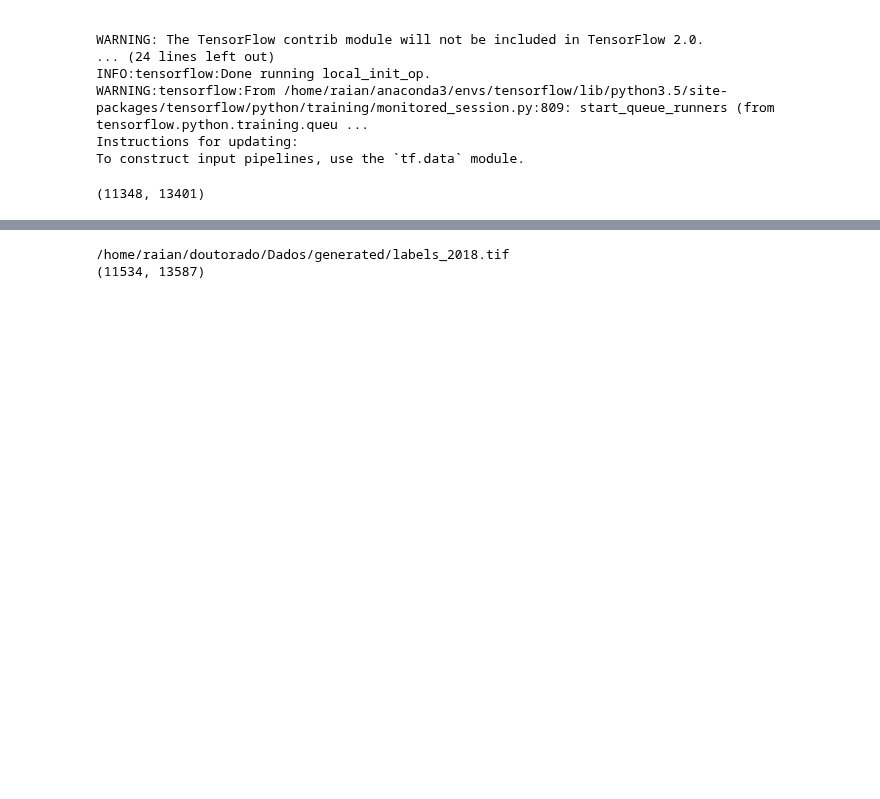
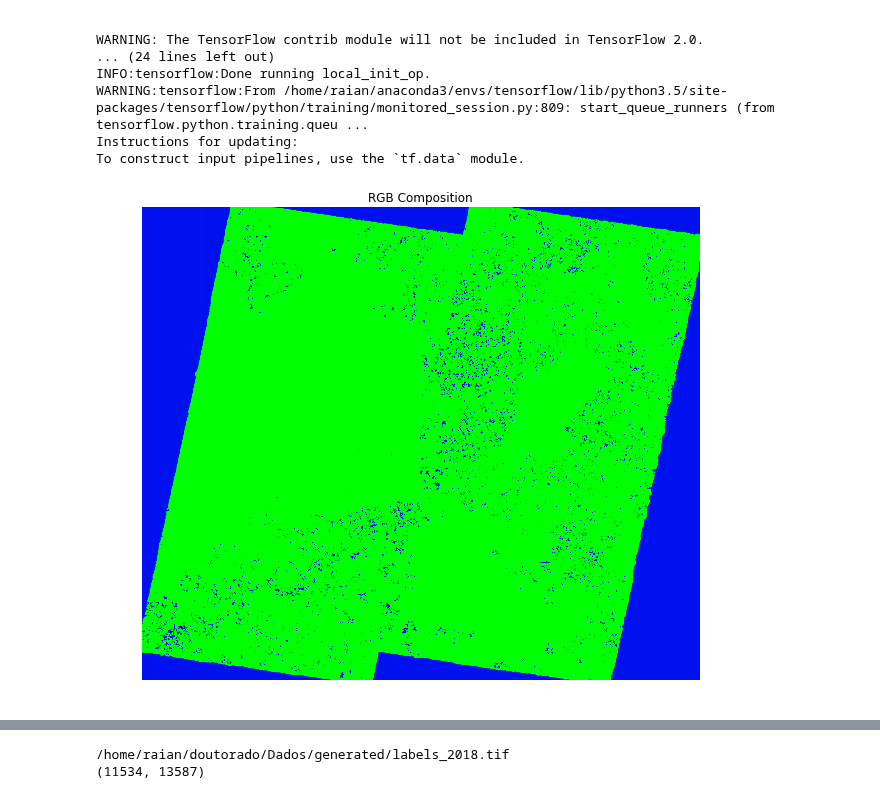
Before and after one commit to rvmaretto/deepgeo, a Jupyter notebook: notebooks/predict_fcn.ipynb, the cells around one changed output, grey strips where cells are left out. Saved outputs shown, nothing was run; the diff lists cells and outputs as text; code cells hidden in the pictures; blank space fills up the shorter version.

```diff
--- a/notebooks/predict_fcn.ipynb
+++ b/notebooks/predict_fcn.ipynb
@@ -98,12 +99,19 @@ params['class_names'] = ['no data', 'not deforestation', 'deforestation']
 # qm.evaluate_classification(chips, params, out_pred_dir)
 # %%
 # TODO: Plot the ROC curve. Verify another related metrics and curves, how to use them and how to plot them
-gf.write_pred_chips(output_pred, raster_path, chips, base_shp)
+reload(gf)
+gf.write_pred_chips(output_pred, raster_path, chips, ref_shp=base_shp)
 pred_ds = gdal.Open(output_pred)
 pred_rarr = pred_ds.ReadAsArray()
 print(pred_rarr.shape)
-# %% [output]
-(11348, 13401)
+# %%
+import numpy as np
+raster_prob = gdal.Open(output_prob)
+raster_prob_ar = raster_prob.ReadAsArray()
+raster_prob_ar = np.rollaxis(raster_prob_ar, 0, 3)
+vis.plot_rgb_img(raster_prob_ar, bands=[0, 1, 2], contrast=False)
+# %% [output]
+[figure, added]
 # %%
 pred_ds = gdal.Open(output_pred)
 pred_rarr = pred_ds.ReadAsArray()
```
Also changed, not shown: parts of 4 cells of this notebook, 4 other files.
